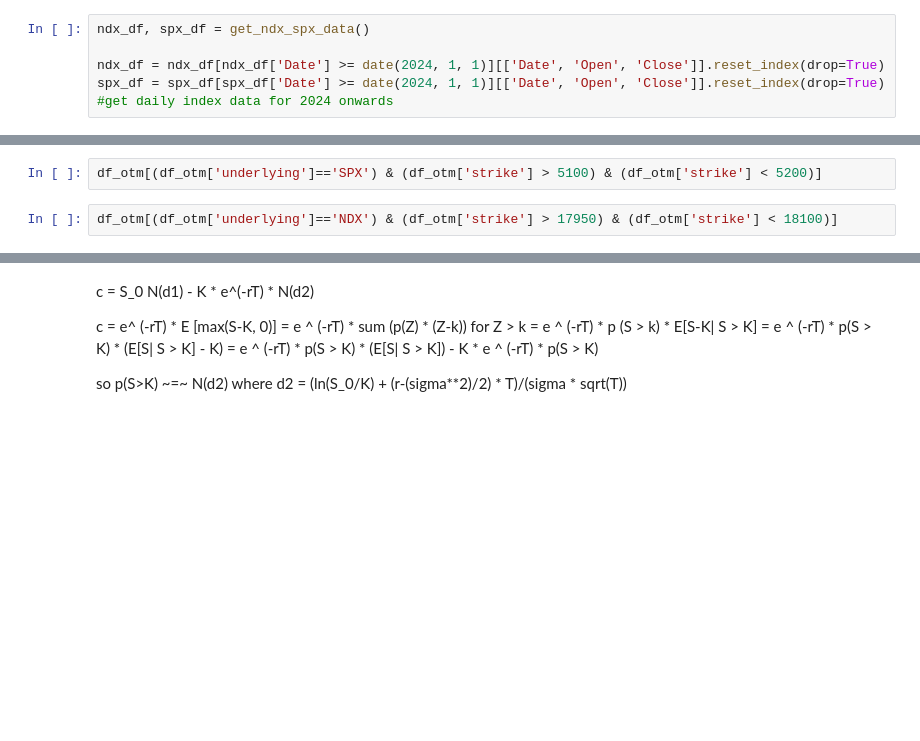
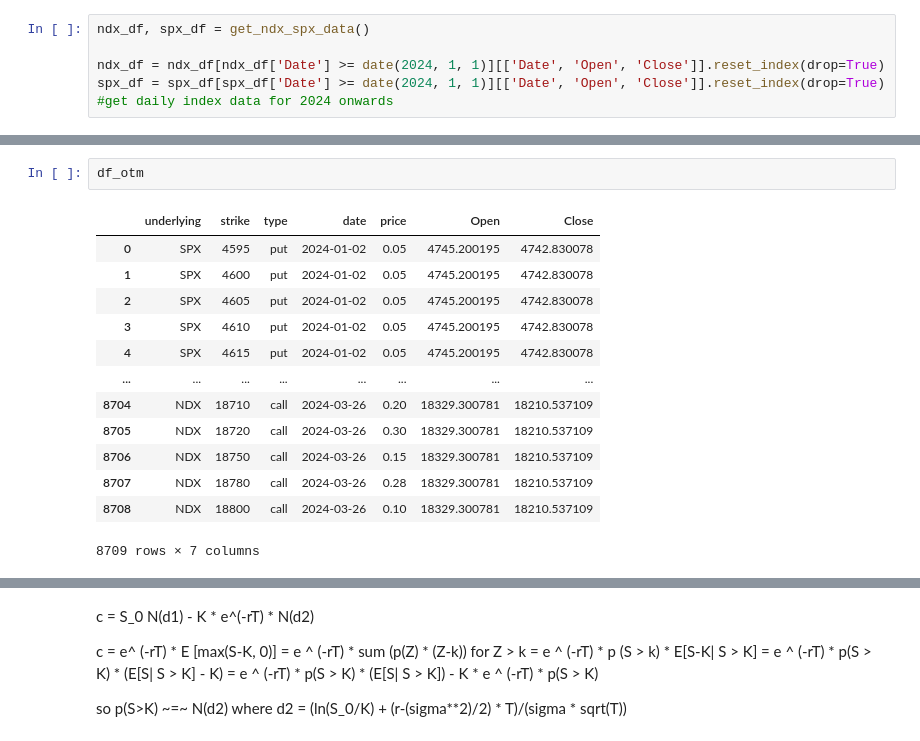
Before and after one commit to ijamil1/kalshi_mm, a Jupyter notebook: options_implied_right_tail_prob.ipynb, the cells around one changed output, grey strips where cells are left out. Saved outputs shown, nothing was run; the diff lists cells and outputs as text; blank space fills up the shorter version.

```diff
--- a/options_implied_right_tail_prob.ipynb
+++ b/options_implied_right_tail_prob.ipynb
@@ -193,7 +176,19 @@ df_otm = df_otm[df_otm['hour']==9]
 
 df_itm = df_itm.sort_values(by=['date', 'strike']).reset_index(drop=True)
 df_otm = df_otm.sort_values(by=['date', 'strike']).reset_index(drop=True)
-# %%
-df_otm[(df_otm['underlying']=='SPX') & (df_otm['strike'] > 5100) & (df_otm['strike'] < 5200)]
-# %%
-df_otm[(df_otm['underlying']=='NDX') & (df_otm['strike'] > 17950) & (df_otm['strike'] < 18100)]
+# %%
+df_otm
+# %% [output]
+|  | underlying | strike | type | date | price | Open | Close |
+| 0 | SPX | 4595 | put | 2024-01-02 | 0.05 | 4745.200195 | 4742.830078 |
+| 1 | SPX | 4600 | put | 2024-01-02 | 0.05 | 4745.200195 | 4742.830078 |
+| 2 | SPX | 4605 | put | 2024-01-02 | 0.05 | 4745.200195 | 4742.830078 |
+| 3 | SPX | 4610 | put | 2024-01-02 | 0.05 | 4745.200195 | 4742.830078 |
+| 4 | SPX | 4615 | put | 2024-01-02 | 0.05 | 4745.200195 | 4742.830078 |
+| ... | ... | ... | ... | ... | ... | ... | ... |
+| 8704 | NDX | 18710 | call | 2024-03-26 | 0.20 | 18329.300781 | 18210.537109 |
+| 8705 | NDX | 18720 | call | 2024-03-26 | 0.30 | 18329.300781 | 18210.537109 |
+| 8706 | NDX | 18750 | call | 2024-03-26 | 0.15 | 18329.300781 | 18210.537109 |
+| 8707 | NDX | 18780 | call | 2024-03-26 | 0.28 | 18329.300781 | 18210.537109 |
+| 8708 | NDX | 18800 | call | 2024-03-26 | 0.10 | 18329.300781 | 18210.537109 |
+8709 rows × 7 columns
```
Also changed, not shown: parts of 18 cells of this notebook.
